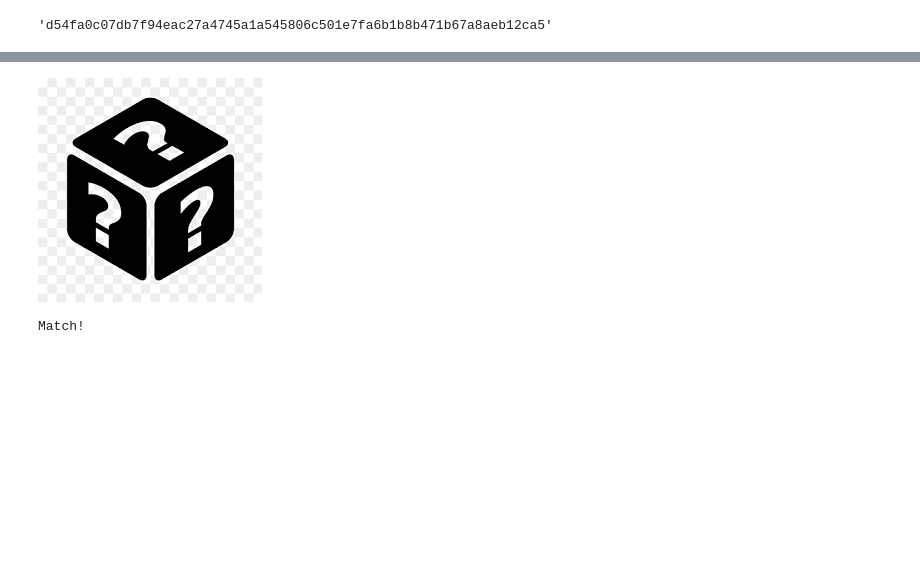
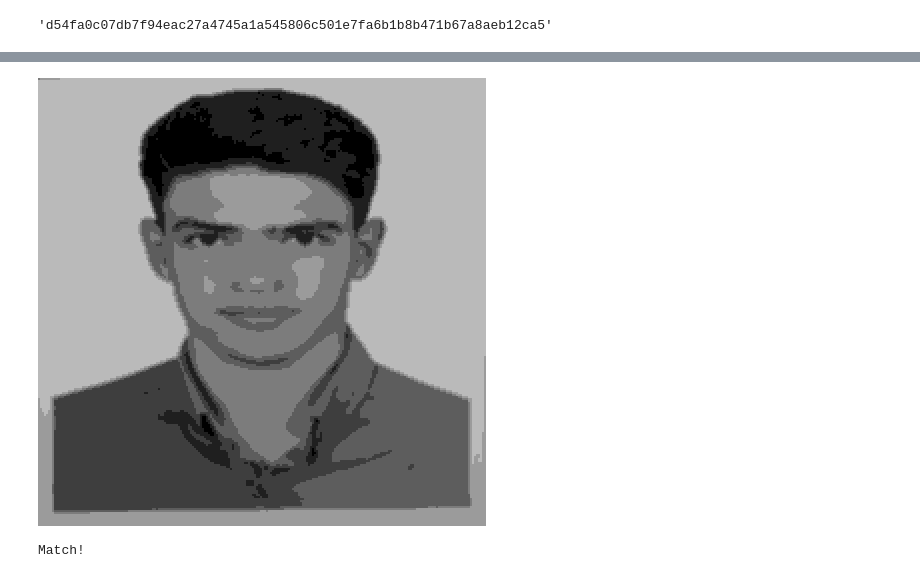
Before and after one commit to xmojtabw/Semester-6, a Jupyter notebook: CS/HW/1/practical/answers/Q4/4.ipynb, the cells around one changed output, grey strips where cells are left out. Saved outputs shown, nothing was run; the diff lists cells and outputs as text; code cells hidden in the pictures; blank space fills up the shorter version.

```diff
--- a/CS/HW/1/practical/answers/Q4/4.ipynb
+++ b/CS/HW/1/practical/answers/Q4/4.ipynb
@@ -25,0 +26,4 @@ img
+# %%
+blur_strength = 2
+blurred_image = gray_image.filter(ImageFilter.BoxBlur(blur_strength))
+blurred_image
@@ -25,0 +32,9 @@ img
+# %%
+pixelation_factor = 2
+small_image = blurred_image.resize(
+    (blurred_image.width // pixelation_factor,
+     blurred_image.height // pixelation_factor),
+    Image.NEAREST
+)
+pixelated_image = small_image.resize(blurred_image.size, Image.NEAREST)
+pixelated_image
@@ -25,0 +43,11 @@ img
+# %%
+pixel_array = np.array(pixelated_image)
+
+
+grayscale_levels = 8
+scaled_pixels = (pixel_array / 255.0) * grayscale_levels
+quantized_pixels = (scaled_pixels.astype(np.uint8) * (255 // grayscale_levels))  # Scale back to 0 - 255
+
+processed_image = Image.fromarray(quantized_pixels)
+processed_image.save('processed_image.png')
+processed_image
@@ -25,0 +56,4 @@ img
+# %%
+data = quantized_pixels.tobytes()
+original_shape = quantized_pixels.shape
+print(original_shape)
@@ -48,11 +84,11 @@ cbc_encrypted_img
 data_cbc_dec =  AES.new(key=key,mode=AES.MODE_CBC,iv=iv).decrypt(data_cbc_enc)
 # %%
 cbc_decrypted_array = np.frombuffer(data_cbc_dec, dtype=np.uint8).reshape(original_shape)
-cbc_decrypted_img = Image.fromarray(cbc_decrypted_array, mode="RGB")
+cbc_decrypted_img = Image.fromarray(cbc_decrypted_array, mode="L")
 cbc_decrypted_img.save("image_cbc_decrypted.png")
 cbc_decrypted_img
 # %% [output]
-[figure, old version]
+[figure, new version]
 # %%
 print('Match!') if SHA256.new(data=data).digest() == SHA256.new(data=data_cbc_dec).digest() else print("not match!")
 # %% [output]
```
Also changed, not shown: parts of 9 cells of this notebook, 34 other files.
